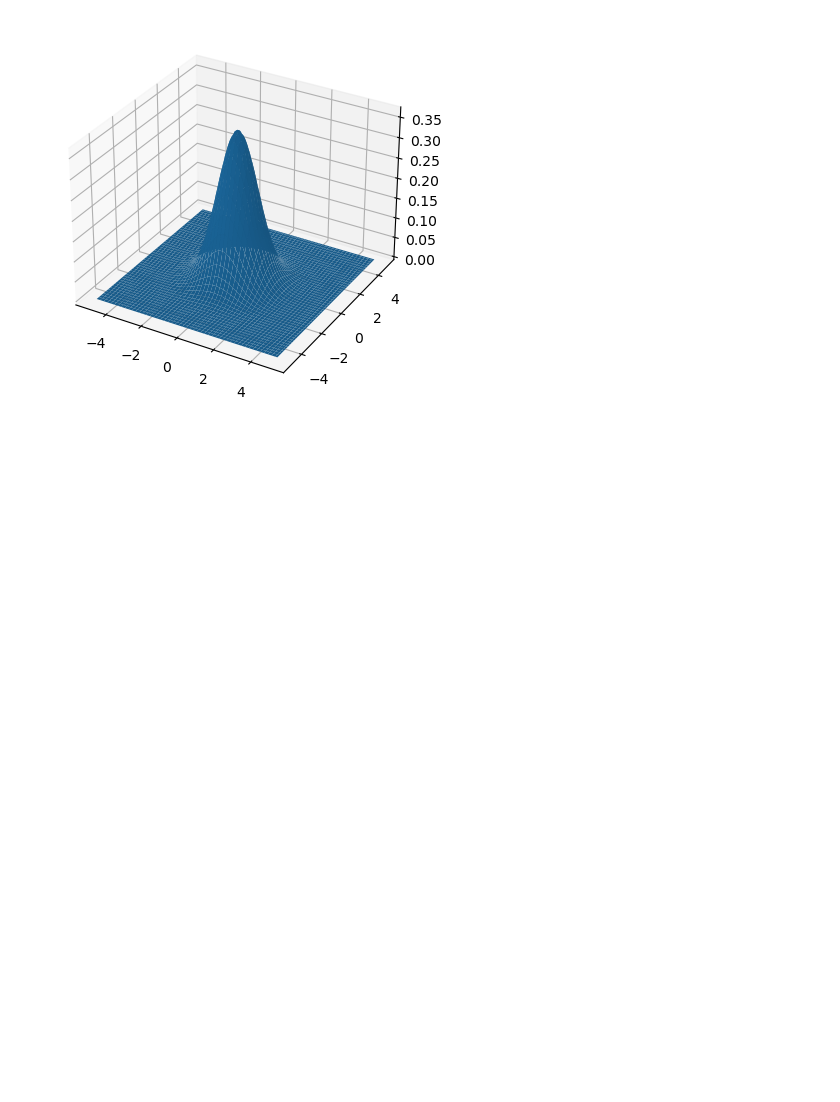
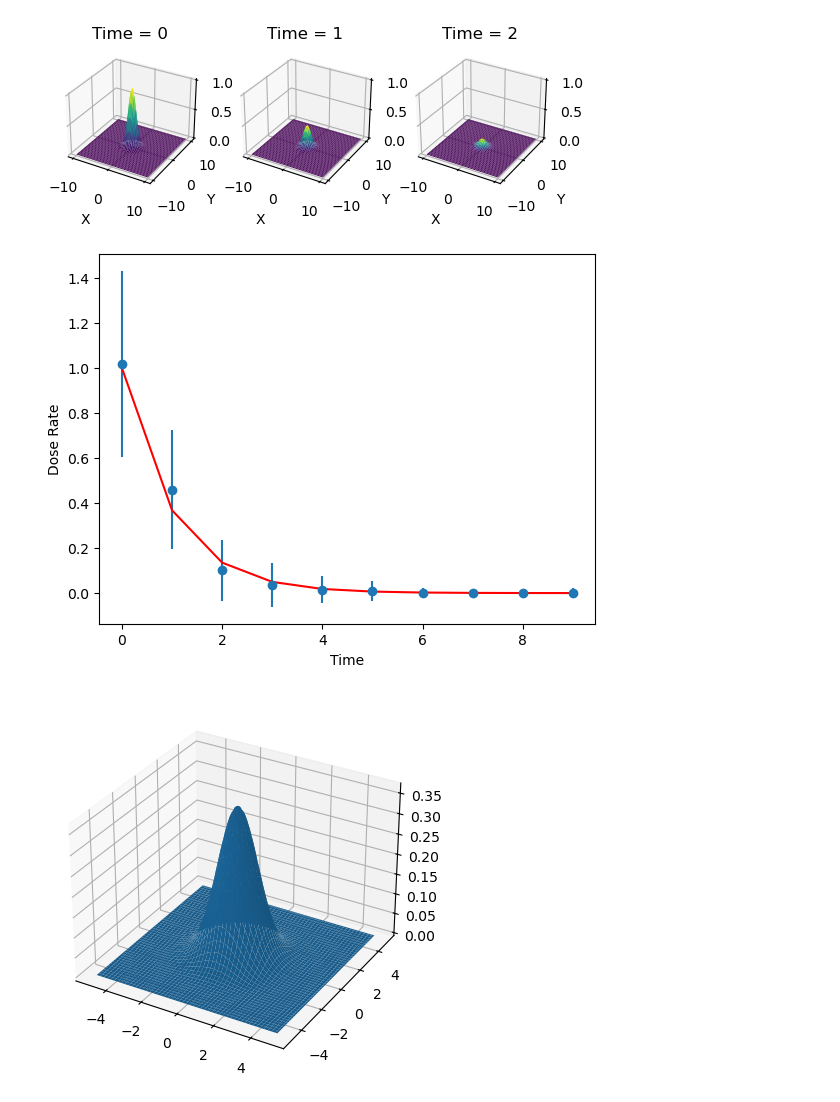
Before and after one commit to davidfobar/SCRAM, a Jupyter notebook: MINES-Sim/pyTorch_model.ipynb, the cells around one changed output. Drawn from its saved outputs; the diff is of its cells as text; code cells hidden in the pictures; blank space fills up the shorter version.

Commit message:
created classes for field, det, gateways

```diff
--- a/MINES-Sim/pyTorch_model.ipynb
+++ b/MINES-Sim/pyTorch_model.ipynb
@@ -1,3 +193,17 @@
+# %%
+gaussianField = GaussianField(burst_lat=41.2565, burst_long=95.9345, burst_time=0, altitude=0, sigma=1, decayConstant=1)
+gaussianField.plotFields()
+
+detector = SimDetector(lat=41.2565, long=95.9445, simRadField=gaussianField, id=1, detMeasurementUncertainty=0.2, expectedDecayRate=1, decayProcessVariance=0.1)
+gateways = [Gateway(41.2865, 95.9345), Gateway(41.2565, 95.9545)]
+
+for t in range(10):
+  detector.updateSim(t, gateways)
+
+detector.plotDoseRate(detector.trueDoseRates)
+# %% [output]
+[figure, added]
+[figure, added]
 # %%
 # define a 2d gaussian function
 import numpy as np
```
Also changed, not shown: parts of 7 cells of this notebook.
